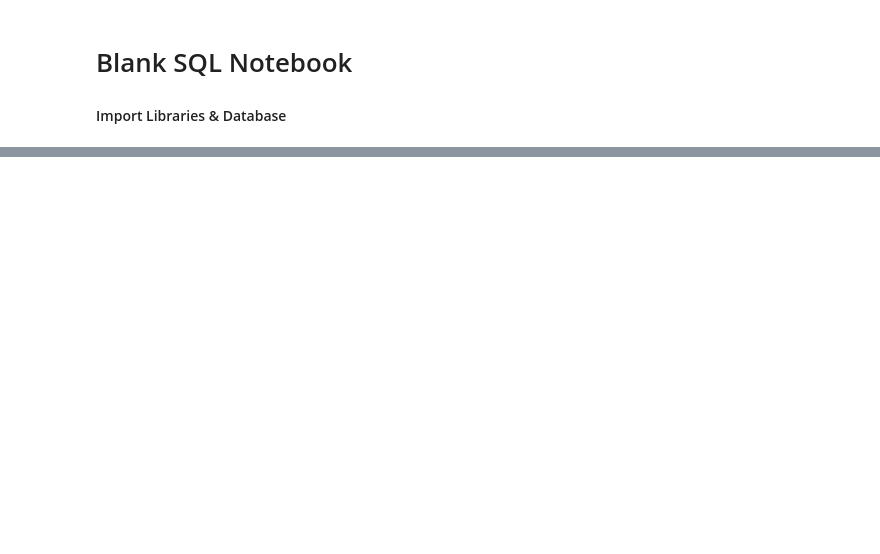
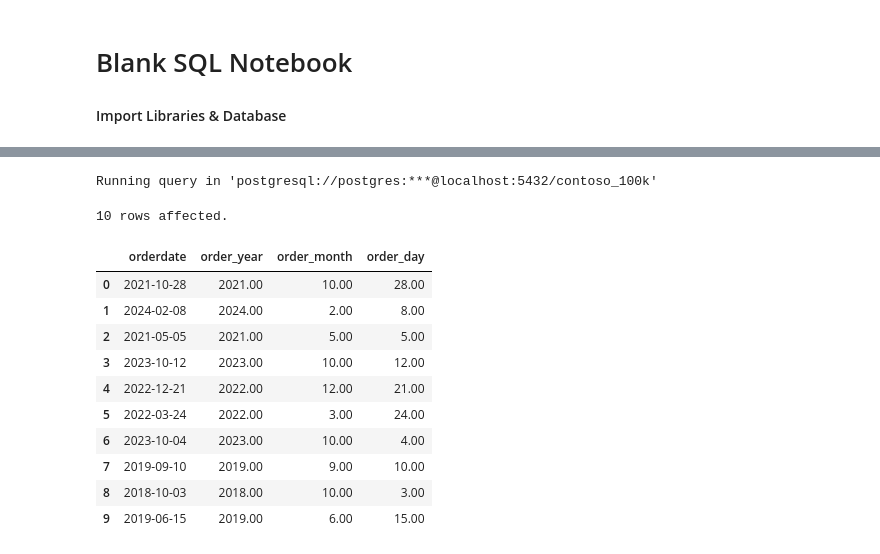
Before and after one commit to muva8496/The-Great-Thing, a Jupyter notebook: Resources/Blank_SQL_Notebook.ipynb, the cells around one changed output, grey strips where cells are left out. Drawn from its saved outputs; the diff is of its cells as text; code cells hidden in the pictures; blank space fills up the shorter version.

```diff
--- a/Resources/Blank_SQL_Notebook.ipynb
+++ b/Resources/Blank_SQL_Notebook.ipynb
@@ -59,0 +60,26 @@ Connecting and switching to connection 'postgresql://postgres:***@localhost:5432
+# %%
+%%sql
+
+SELECT
+    orderdate,
+    DATE_PART('year', orderdate) AS order_year,
+    DATE_PART('month', orderdate) AS order_month,
+    DATE_PART('day', orderdate) AS order_day
+FROM
+  sales
+ORDER BY RANDOM()
+LIMIT 10
+# %% [output]
+Running query in 'postgresql://postgres:***@localhost:5432/contoso_100k'
+10 rows affected.
+|  | orderdate | order_year | order_month | order_day |
+| 0 | 2021-10-28 | 2021.00 | 10.00 | 28.00 |
+| 1 | 2024-02-08 | 2024.00 | 2.00 | 8.00 |
+| 2 | 2021-05-05 | 2021.00 | 5.00 | 5.00 |
+| 3 | 2023-10-12 | 2023.00 | 10.00 | 12.00 |
+| 4 | 2022-12-21 | 2022.00 | 12.00 | 21.00 |
+| 5 | 2022-03-24 | 2022.00 | 3.00 | 24.00 |
+| 6 | 2023-10-04 | 2023.00 | 10.00 | 4.00 |
+| 7 | 2019-09-10 | 2019.00 | 9.00 | 10.00 |
+| 8 | 2018-10-03 | 2018.00 | 10.00 | 3.00 |
+| 9 | 2019-06-15 | 2019.00 | 6.00 | 15.00 |
```
Also changed, not shown: parts of 4 cells of this notebook.
